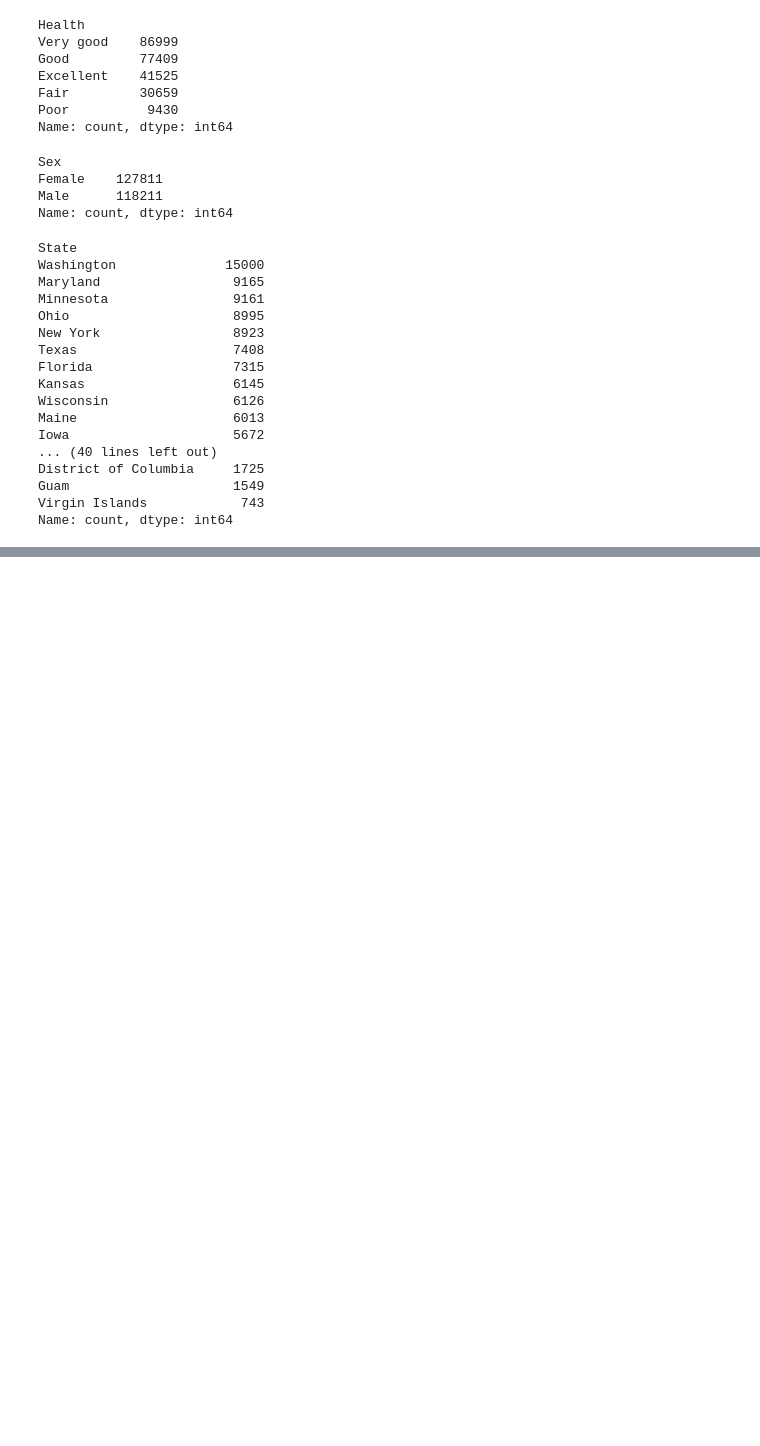
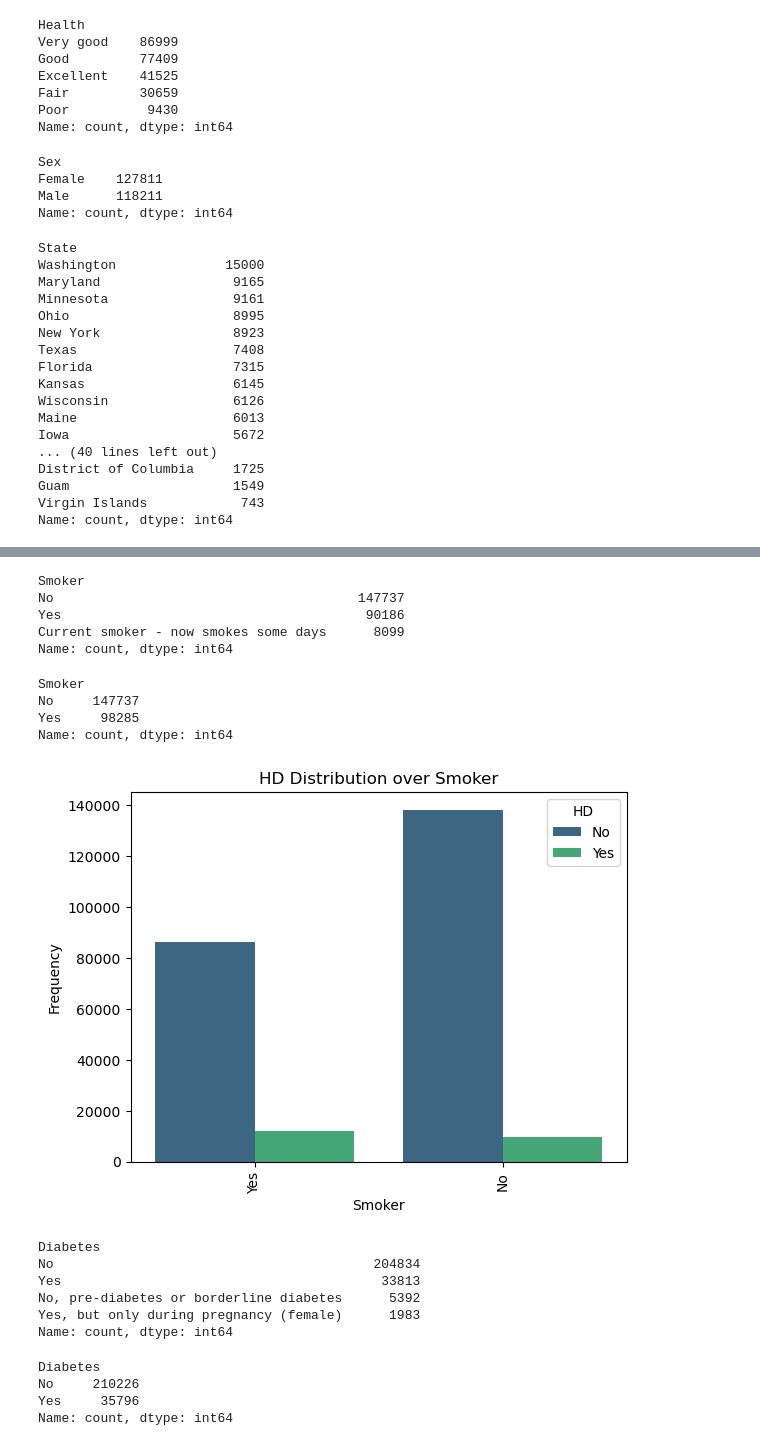
Before and after one commit to hotredcar/Project-1-Group-4, a Jupyter notebook: main.ipynb, the cells around one changed output, grey strips where cells are left out. Drawn from its saved outputs; the diff is of its cells as text; code cells hidden in the pictures; blank space fills up the shorter version.

```diff
--- a/main.ipynb
+++ b/main.ipynb
@@ -9,7 +11,7 @@ from scipy.stats import linregress
 import numpy as np
 # %%
 # Study data files
-csv_file = Path('Resources/heart_2022_no_nans.csv')
+csv_file = Path('heart_2022_no_nans.csv')
 
 # Read the mouse data and the study results
 hd_data_df = pd.read_csv(csv_file)
@@ -202,3 +184,6 @@ District of Columbia     1725
 Guam                     1549
 Virgin Islands            743
 Name: count, dtype: int64
+# %%
+renamed_data_df['HD'] = np.where((renamed_data_df['Angina'] == 'Yes') | (renamed_data_df['Heart Attack'] == 'Yes'), 'Yes', 'No')
+renamed_data_df.head(10)
@@ -204,0 +202,3 @@ Name: count, dtype: int64
+# %%
+filtered_data_df = renamed_data_df.drop(columns=['Angina', 'Heart Attack','E-Smoker'])
+filtered_data_df
@@ -204,0 +240,47 @@ Name: count, dtype: int64
+# %%
+filtered_data_df.value_counts('Smoker')
+# %% [output]
+Smoker
+No                                       147737
+Yes                                       90186
+Current smoker - now smokes some days      8099
+Name: count, dtype: int64
+# %%
+filtered_data_df = filtered_data_df[filtered_data_df.columns].replace({'Never smoked':'No', 'Former smoker':'Yes', 'Current smoker - now smokes every day':'Yes', 'Current smoker - now smokes some days':'Yes'})
+filtered_data_df['Smoker'].value_counts()
+# %% [output]
+Smoker
+No     147737
+Yes     98285
+Name: count, dtype: int64
+# %%
+sns.countplot(x=filtered_data_df['Smoker'], hue='HD', data=filtered_data_df, palette='viridis')
+
+plt.title('HD Distribution over Smoker')
+
+# Set labels and rotate x-axis labels
+plt.xlabel('Smoker')
+plt.ylabel('Frequency')
+plt.xticks(rotation=90)  # Adjust the rotation angle as needed
+
+# Show the plot
+plt.show()
+# %% [output]
+[figure, added]
+# %%
+filtered_data_df['Diabetes'].value_counts()
+# %% [output]
+Diabetes
+No                                         204834
+Yes                                         33813
+No, pre-diabetes or borderline diabetes      5392
+Yes, but only during pregnancy (female)      1983
+Name: count, dtype: int64
+# %%
+filtered_data_df = filtered_data_df[filtered_data_df.columns].replace({'No, pre-diabetes or borderline diabetes':'No','Yes, but only during pregnancy (female)':'Yes' })
+filtered_data_df['Diabetes'].value_counts()
+# %% [output]
+Diabetes
+No     210226
+Yes     35796
+Name: count, dtype: int64
```
Also changed, not shown: parts of 20 cells of this notebook.
